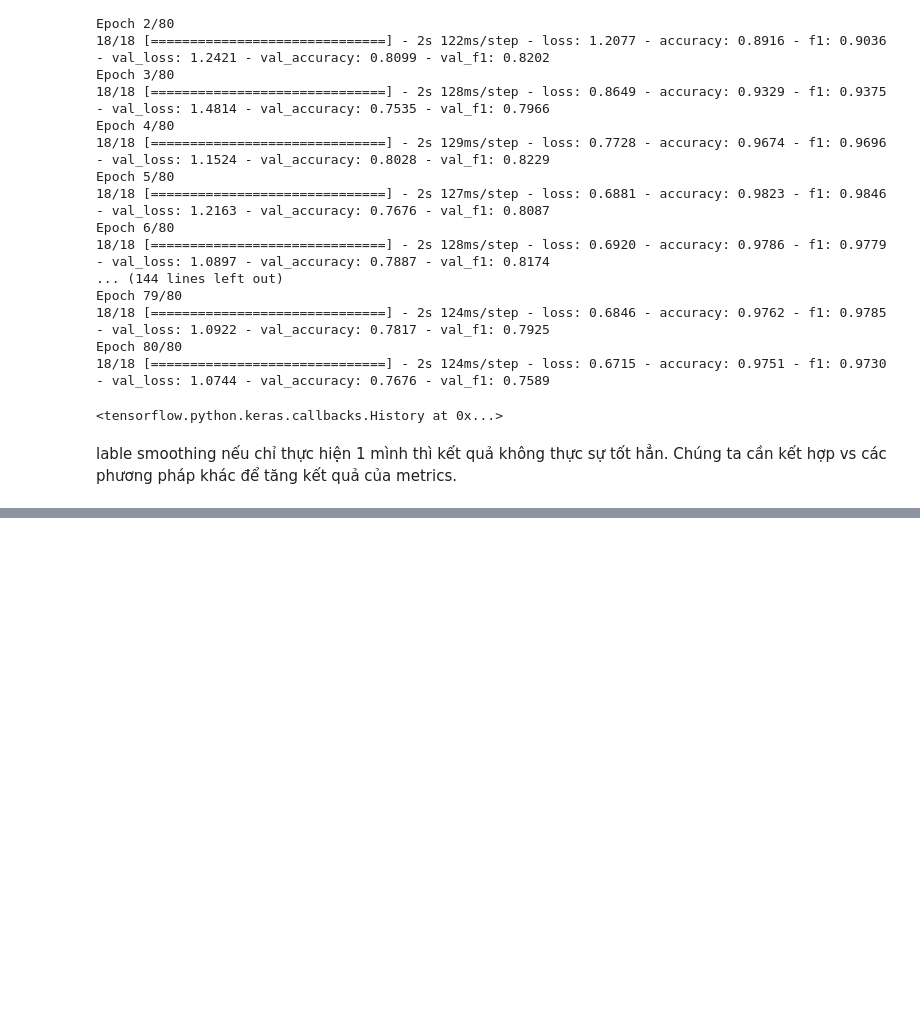
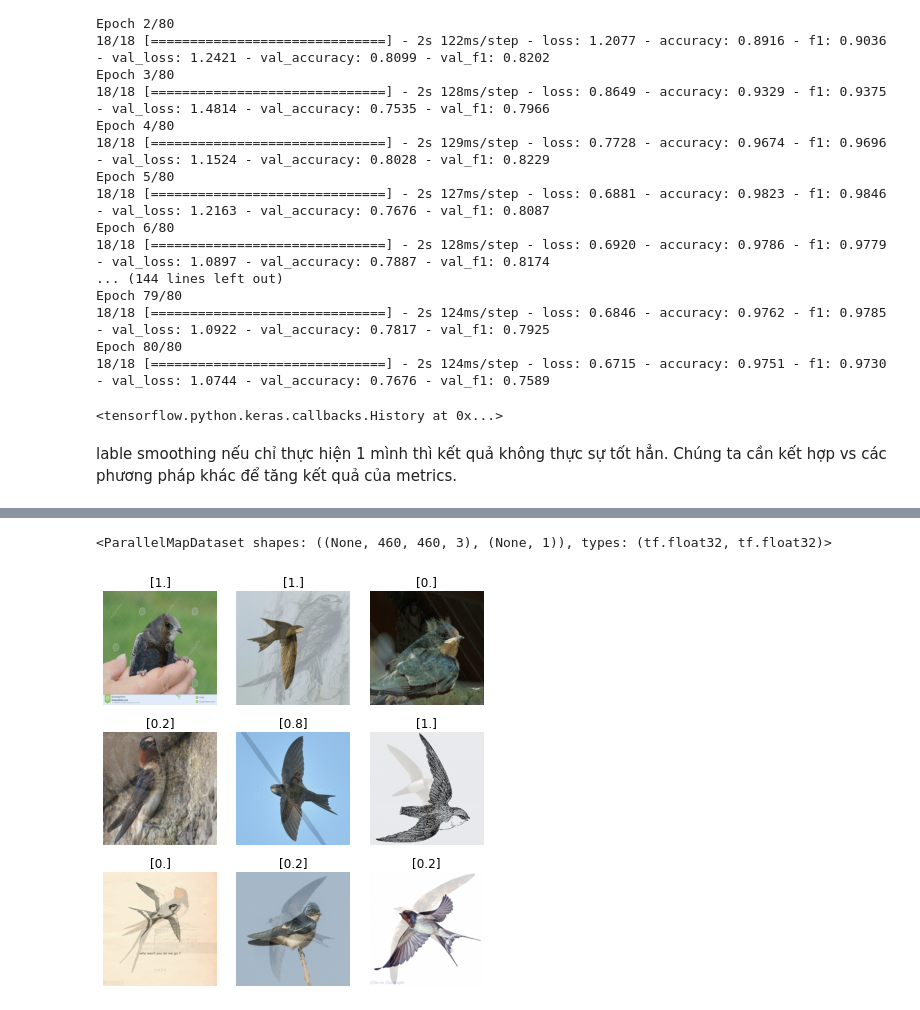
Before and after one commit to ddpham/swift_swallow_classification, a Jupyter notebook: nbs/keras_advanced.ipynb, the cells around one changed output, grey strips where cells are left out. Drawn from its saved outputs; the diff is of its cells as text; code cells hidden in the pictures; blank space fills up the shorter version.

Commit message:
add mixup

```diff
--- a/nbs/keras_advanced.ipynb
+++ b/nbs/keras_advanced.ipynb
@@ -611,0 +620,3 @@ lable smoothing nếu chỉ thực hiện 1 mình thì kết quả không thực
+# %%
+# tạo dữ liệu
+train_ds, valid_ds = create_raw_ds()
@@ -611,0 +628,3 @@ lable smoothing nếu chỉ thực hiện 1 mình thì kết quả không thực
+# %%
+# Tạo dữ liệu cho mixup
+train_ds_dup = tf.data.Dataset.zip((train_ds, train_ds))
@@ -611,0 +647,33 @@ lable smoothing nếu chỉ thực hiện 1 mình thì kết quả không thực
+# %%
+def mix_up(ds_one, ds_two, l: float=.2):
+    # Tách dữ liệu ảnh và label của 2 batch:
+    images_one, labels_one = ds_one
+    images_two, labels_two = ds_two
+    batch_size = tf.shape(images_one)[0]
+
+    # Tạo X, y:
+    x_l = tf.reshape(tf.ones((batch_size, 1)) * l, (batch_size, 1, 1, 1))
+    y_l = tf.reshape(tf.ones((batch_size, 1)) * l, (batch_size, 1))
+
+    # Thực hiện mixup giữa 2 batch, tỷ lệ 1:1
+    images = images_one * x_l + images_two * (1 - x_l)
+    labels = labels_one * y_l + labels_two * (1 - y_l)
+    return (images, labels)
+# %%
+# Tạo dữ liệu mix up:
+train_ds_new = train_ds_dup.map(lambda ds_one, ds_two: mix_up(ds_one, ds_two, l=.2), num_parallel_calls=tf.data.AUTOTUNE)
+train_ds_new
+# %% [output]
+<ParallelMapDataset shapes: ((None, 460, 460, 3), (None, 1)), types: (tf.float32, tf.float32)>
+# %%
+plt.figure(figsize=(6,6))
+for image in train_ds_new.as_numpy_iterator():
+    for i in range(9):
+        plt.subplot(3, 3, i+1)
+        plt.imshow(image[0][i]/255.)
+        plt.title(image[1][i])
+        plt.axis("off")
+        plt.tight_layout()
+    break
+# %% [output]
+[figure, added]
```
Also changed, not shown: parts of 18 cells of this notebook.
